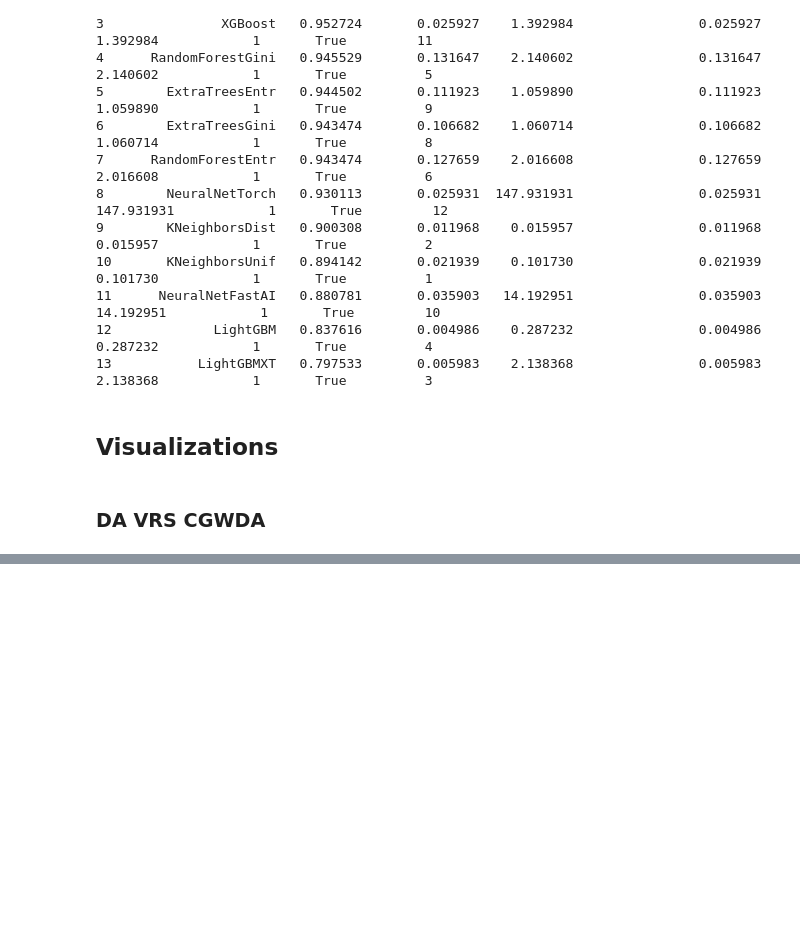
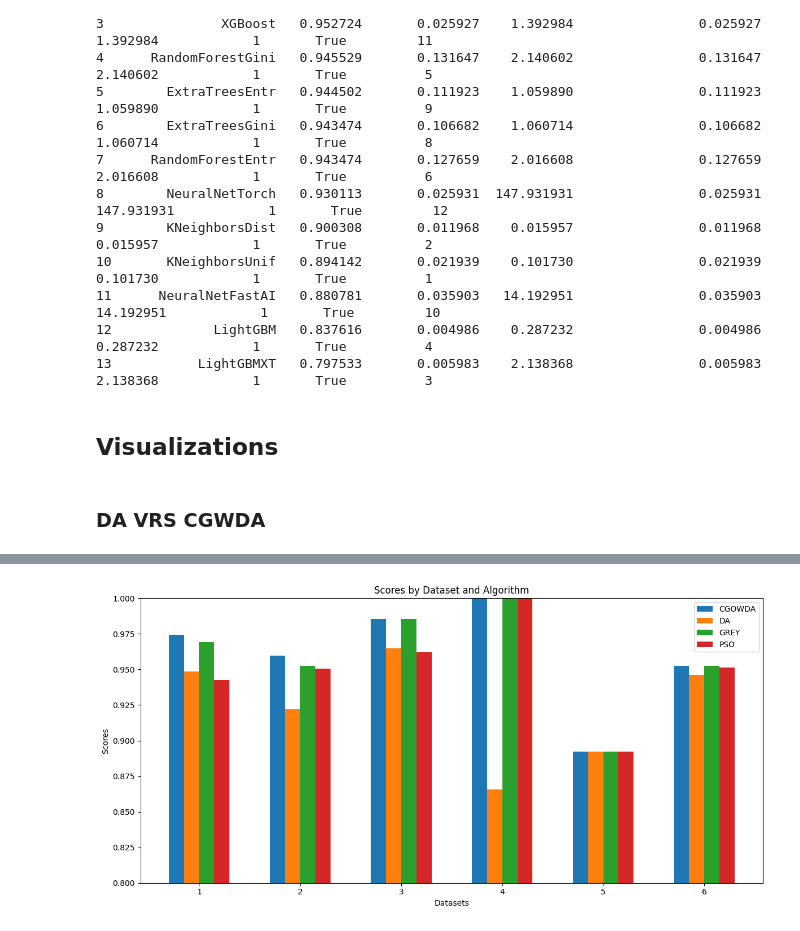
Before and after one commit to WaliBandawu/Chaotic-Greywolf-Dragonfly-Algorithm-for-feature-selection-on-Stroke-datasets, a Jupyter notebook: Final_Work_CDWA.ipynb, the cells around one changed output, grey strips where cells are left out. Saved outputs shown, nothing was run; the diff lists cells and outputs as text; code cells hidden in the pictures; blank space fills up the shorter version.

```diff
--- a/Final_Work_CDWA.ipynb
+++ b/Final_Work_CDWA.ipynb
@@ -5706 +4970,52 @@ davrshyb=overall[['Dragon Fly','Hybrid Dragon Fly']]
+# %%
+# import pandas as pd
+# import matplotlib.pyplot as plt
+
+# # Assuming you have your data in pivot_df
+# data = {
+#     'Dataset': [1, 2, 3, 4, 5, 6],
+#     'CGOWDA': [0.974306269270298, 0.9598732840549102, 0.9856, 1.0, 0.8923076923076924, 0.9524815205913412],
+#     'DA': [0.948612538540596, 0.9218585005279832, 0.9648, 0.8656, 0.8923076923076924, 0.9461457233368532],
+#     'GO': [0.9763617677286742, 0.9651531151003168, 0.9868, 0.9992, 0.8769230769230769, 0.9609292502639916],
+#     'GREY': [0.9691675231243576, 0.9524815205913412, 0.9856, 1.0, 0.8923076923076924, 0.9524815205913412],
+#     'PSO': [0.9424460431654677, 0.9503695881731784, 0.962, 1.0, 0.8923076923076924, 0.9514255543822596]
+# }
+
+# df = pd.DataFrame(data)
+pivot_df
+# Set the figure size
+plt.figure(figsize=(12, 6))
+
+# Get dataset names and algorithm scores
+dataset_names = pivot_df.index
+algorithm_names = pivot_df.columns  # Exclude the first column (assumed to be the dataset names)
+
+# Define the width of the bars and the number of datasets
+bar_width = 0.15
+num_datasets = len(dataset_names)
+
+# Create an array of indices for x-axis positions
+ind = list(range(num_datasets))
+
+# Plot the scores for each algorithm
+for i, algorithm in enumerate(algorithm_names):
+    algorithm_scores = df[algorithm]
+    plt.bar([x + i * bar_width for x in ind], algorithm_scores, bar_width, label=algorithm)
+
+# Add labels and title
+plt.xlabel('Datasets')
+plt.ylabel('Scores')
+plt.title('Scores by Dataset and Algorithm')
+
+# Set x-axis ticks and labels
+plt.xticks([x + (len(algorithm_names) - 1) * bar_width / 2 for x in ind], dataset_names)
+plt.ylim(0.8, 1.0)  # Adjust the limits as needed
+# Add a legend
+plt.legend()
+
+# Show the plot
+plt.tight_layout()
+plt.show()
+# %% [output]
+[figure, added]
 # %%
```
Also changed, not shown: parts of 78 cells of this notebook.
